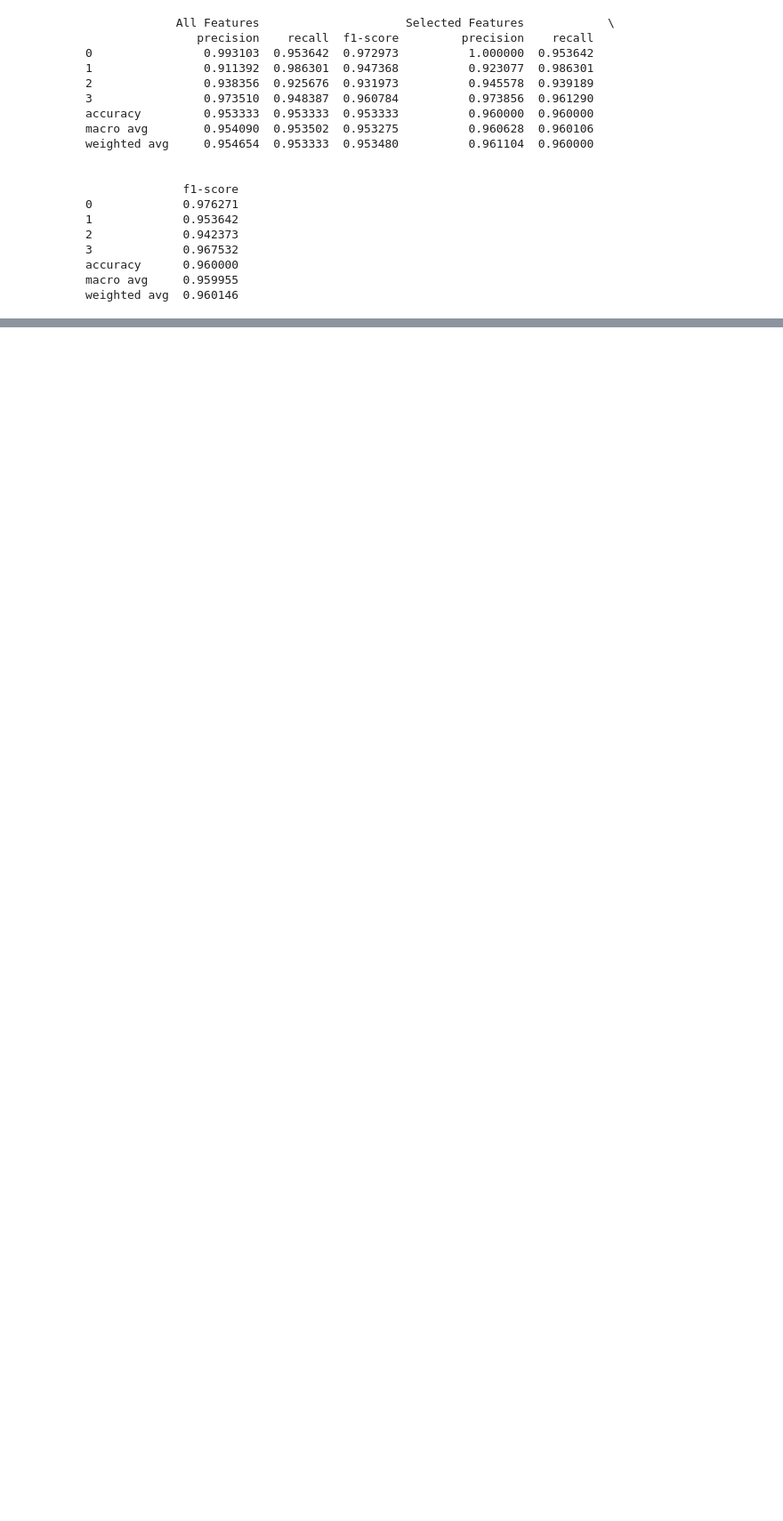
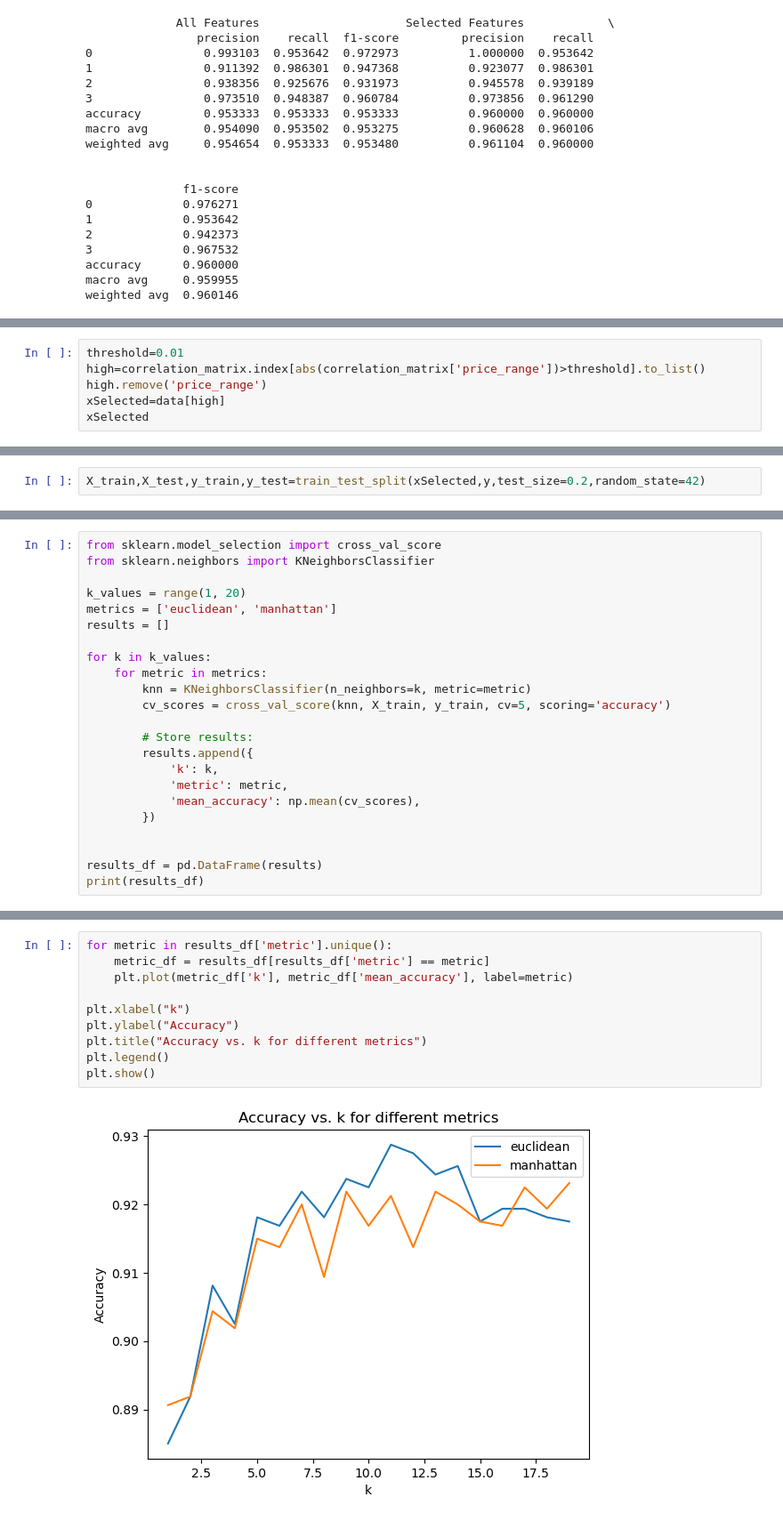
Before and after one commit to zizoelshimy/Machine-learning-project-, a Jupyter notebook: mobile.ipynb, the cells around one changed output, grey strips where cells are left out. Shown at 89% size. Saved outputs shown, nothing was run; the diff lists cells and outputs as text; blank space fills up the shorter version.

```diff
--- a/mobile.ipynb
+++ b/mobile.ipynb
@@ -448,0 +453,6 @@ weighted avg  0.960146
+# %%
+threshold=0.01
+high=correlation_matrix.index[abs(correlation_matrix['price_range'])>threshold].to_list()
+high.remove('price_range')
+xSelected=data[high]
+xSelected
@@ -448,0 +477,2 @@ weighted avg  0.960146
+# %%
+X_train,X_test,y_train,y_test=train_test_split(xSelected,y,test_size=0.2,random_state=42)
@@ -448,0 +481,23 @@ weighted avg  0.960146
+# %%
+from sklearn.model_selection import cross_val_score
+from sklearn.neighbors import KNeighborsClassifier
+
+k_values = range(1, 20)
+metrics = ['euclidean', 'manhattan']
+results = []
+
+for k in k_values:
+    for metric in metrics:
+        knn = KNeighborsClassifier(n_neighbors=k, metric=metric)
+        cv_scores = cross_val_score(knn, X_train, y_train, cv=5, scoring='accuracy')
+
+        # Store results:
+        results.append({
+            'k': k,
+            'metric': metric,
+            'mean_accuracy': np.mean(cv_scores),
+        })
+
+
+results_df = pd.DataFrame(results)
+print(results_df)
@@ -448,0 +529,12 @@ weighted avg  0.960146
+# %%
+for metric in results_df['metric'].unique():
+    metric_df = results_df[results_df['metric'] == metric]
+    plt.plot(metric_df['k'], metric_df['mean_accuracy'], label=metric)
+
+plt.xlabel("k")
+plt.ylabel("Accuracy")
+plt.title("Accuracy vs. k for different metrics")
+plt.legend()
+plt.show()
+# %% [output]
+[figure, added]
```
Also changed, not shown: parts of 26 cells of this notebook.
